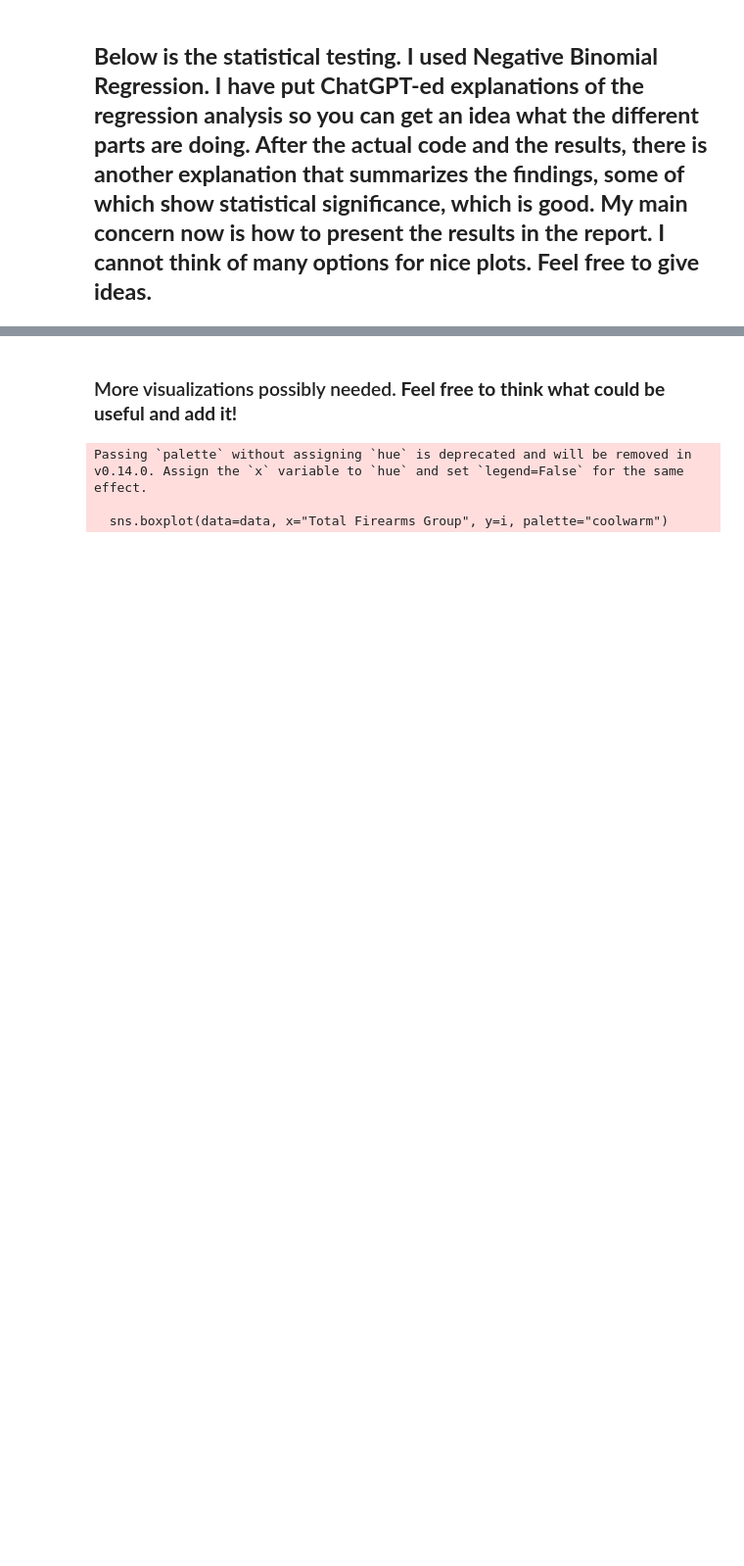
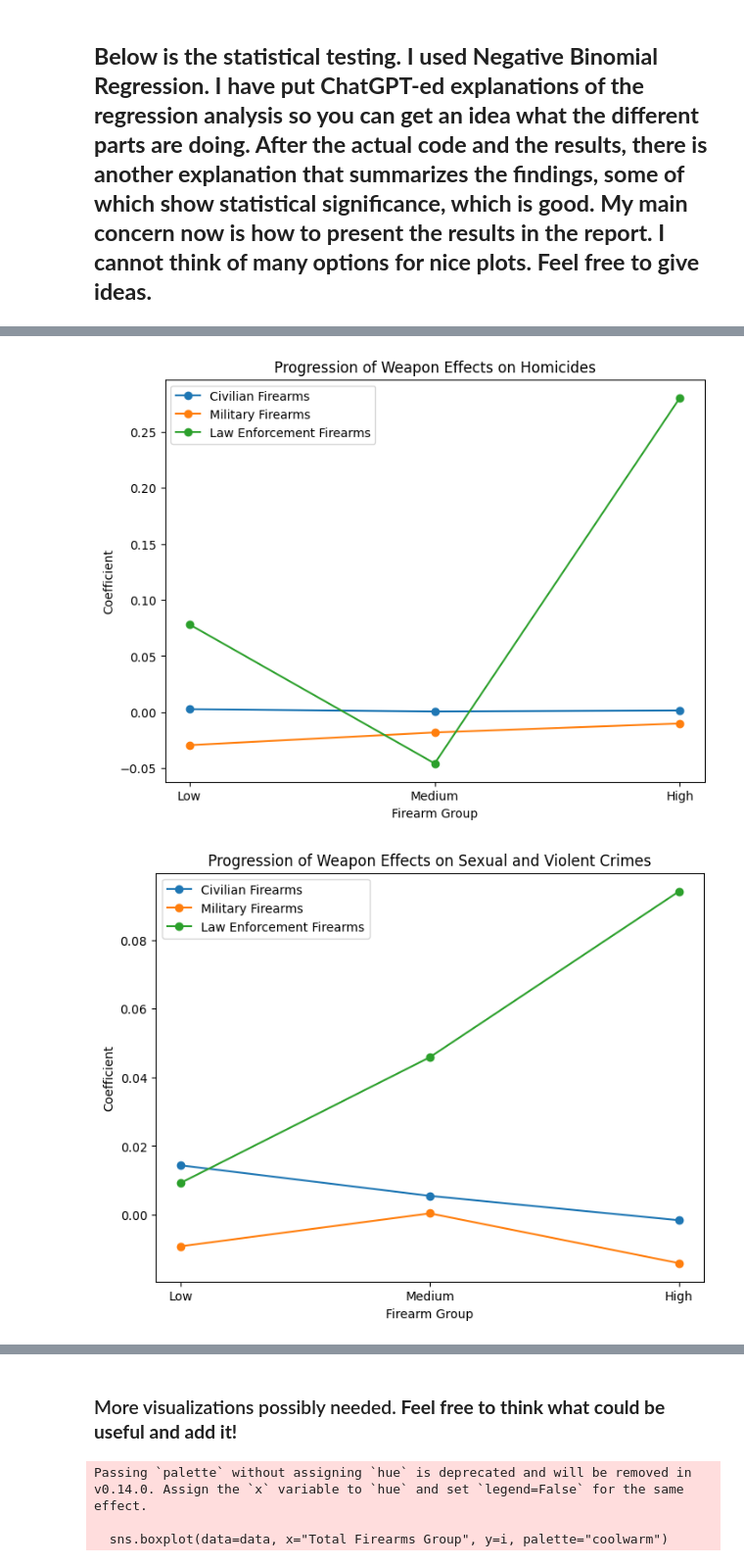
Before and after one commit to Alexderoode011202/DW_project, a Jupyter notebook: analysis/analysev2.ipynb, the cells around one changed output, grey strips where cells are left out. Shown at 98% size. Cells and saved outputs as stored; diff of their text form; code cells hidden in the pictures; blank space fills up the shorter version.

```diff
--- a/analysis/analysev2.ipynb
+++ b/analysis/analysev2.ipynb
@@ -563,0 +619,34 @@ Country GDP per 1,000                                           1
+# %%
+groups = ["Low", "Medium", "High"]
+
+civilian_homicides = [0.0026, 0.0006, 0.0015]
+civilian_sexual_violent = [0.0144, 0.0055, -0.0016]
+civilian_combined = [0.0095, 0.0018, -0.0007]
+
+military_homicides = [-0.0294, -0.0181, -0.0101]
+military_sexual_violent = [-0.0092, 0.0004, -0.0141]
+military_combined = [-0.0168, -0.0043, -0.0108]
+
+law_enforcement_homicides = [0.0782, -0.0457, 0.2803]
+law_enforcement_sexual_violent = [0.0093, 0.0459, 0.0942]
+law_enforcement_combined = [0.0269, -0.0060, 0.1445]
+
+# Function to plot for each crime type
+def plot_progression(coefs_civilian, coefs_military, coefs_law_enforcement, title):
+    plt.figure(figsize=(8, 6))
+    plt.plot(groups, coefs_civilian, marker='o', linestyle='-', label='Civilian Firearms')
+    plt.plot(groups, coefs_military, marker='o', linestyle='-', label='Military Firearms')
+    plt.plot(groups, coefs_law_enforcement, marker='o', linestyle='-', label='Law Enforcement Firearms')
+    plt.title(f'Progression of Weapon Effects on {title}')
+    plt.xlabel('Firearm Group')
+    plt.ylabel('Coefficient')
+    plt.legend()
+    plt.show()
+
+# Plotting for each crime type
+plot_progression(civilian_homicides, military_homicides, law_enforcement_homicides, 'Homicides')
+plot_progression(civilian_sexual_violent, military_sexual_violent, law_enforcement_sexual_violent, 'Sexual and Violent Crimes')
+plot_progression(civilian_combined, military_combined, law_enforcement_combined, 'Combined Crime Rate')
+# %% [output]
+[figure, added]
+[figure, added]
```
Also changed, not shown: parts of 22 cells of this notebook.
